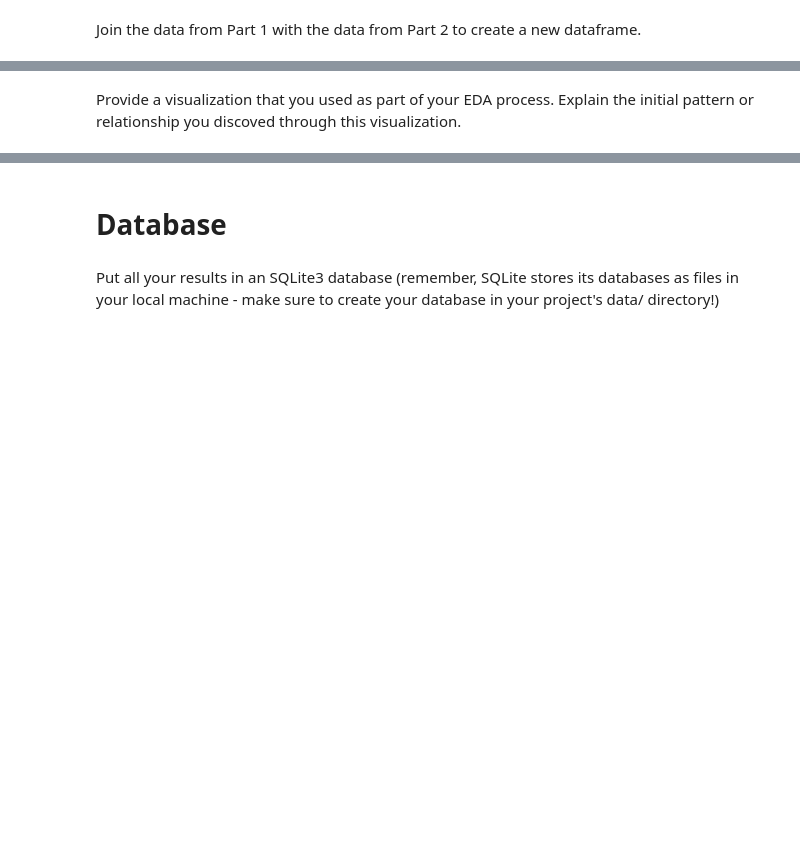
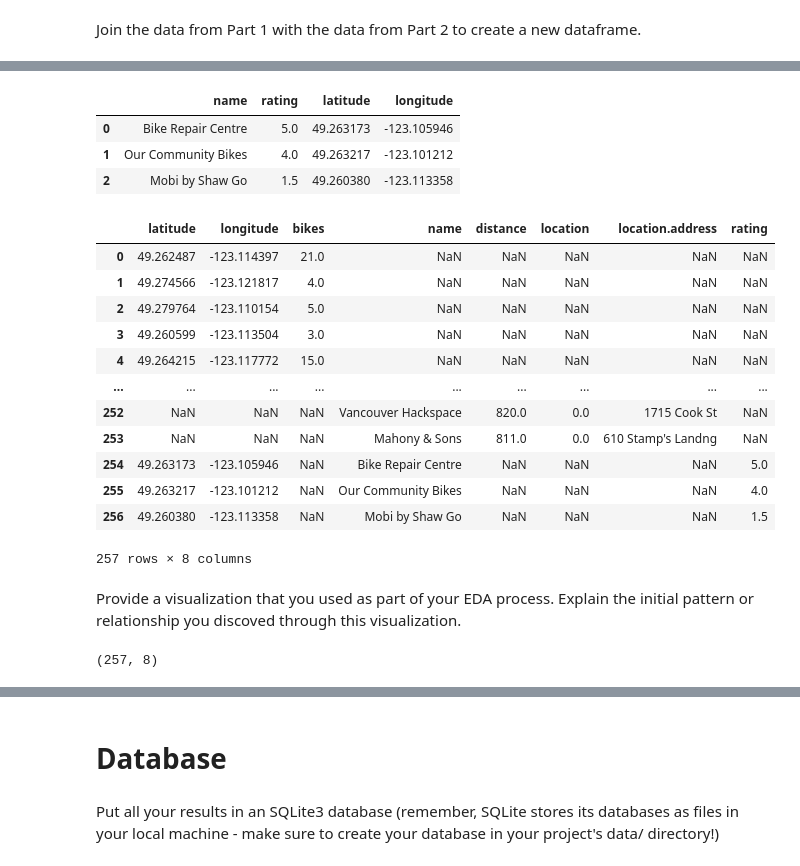
Before and after one commit to AlexUdekwu/Statistical-modelling-project, a Jupyter notebook: notebooks/joining_data.ipynb, the cells around one changed output, grey strips where cells are left out. Saved outputs shown, nothing was run; the diff lists cells and outputs as text; code cells hidden in the pictures; blank space fills up the shorter version.

```diff
--- a/notebooks/joining_data.ipynb
+++ b/notebooks/joining_data.ipynb
@@ -2,5 +2,4 @@
 Join the data from Part 1 with the data from Part 2 to create a new dataframe.
 # %%
 import pandas as pd
-
-combined_df = pd.read_csv("bike_and_yelp_df.csv")
+citybikestable=pd.read_csv("citybikestable.csv")
@@ -7,2 +53,31 @@ combined_df = pd.read_csv("bike_and_yelp_df.csv")
+# %%
+yelps_table=pd.read_csv("yelps_table.csv")
+yelps_table
+# %% [output]
+|  | name | rating | latitude | longitude |
+| 0 | Bike Repair Centre | 5.0 | 49.263173 | -123.105946 |
+| 1 | Our Community Bikes | 4.0 | 49.263217 | -123.101212 |
+| 2 | Mobi by Shaw Go | 1.5 | 49.260380 | -123.113358 |
+# %%
+df_combine = pd.concat([citybikestable, fs_table, yelps_table], ignore_index=True, sort = False)
+df_combine
+# %% [output]
+|  | latitude | longitude | bikes | name | distance | location | location.address | rating |
+| 0 | 49.262487 | -123.114397 | 21.0 | NaN | NaN | NaN | NaN | NaN |
+| 1 | 49.274566 | -123.121817 | 4.0 | NaN | NaN | NaN | NaN | NaN |
+| 2 | 49.279764 | -123.110154 | 5.0 | NaN | NaN | NaN | NaN | NaN |
+| 3 | 49.260599 | -123.113504 | 3.0 | NaN | NaN | NaN | NaN | NaN |
+| 4 | 49.264215 | -123.117772 | 15.0 | NaN | NaN | NaN | NaN | NaN |
+| ... | ... | ... | ... | ... | ... | ... | ... | ... |
+| 252 | NaN | NaN | NaN | Vancouver Hackspace | 820.0 | 0.0 | 1715 Cook St | NaN |
+| 253 | NaN | NaN | NaN | Mahony & Sons | 811.0 | 0.0 | 610 Stamp's Landng | NaN |
+| 254 | 49.263173 | -123.105946 | NaN | Bike Repair Centre | NaN | NaN | NaN | 5.0 |
+| 255 | 49.263217 | -123.101212 | NaN | Our Community Bikes | NaN | NaN | NaN | 4.0 |
+| 256 | 49.260380 | -123.113358 | NaN | Mobi by Shaw Go | NaN | NaN | NaN | 1.5 |
+257 rows × 8 columns
 # %% [markdown]
 Provide a visualization that you used as part of your EDA process. Explain the initial pattern or relationship you discoved through this visualization.
+# %%
+df_combine.shape # to identify the number of columns and rows
+# %% [output]
+(257, 8)
```
Also changed, not shown: parts of 10 cells of this notebook, 3 other files.
